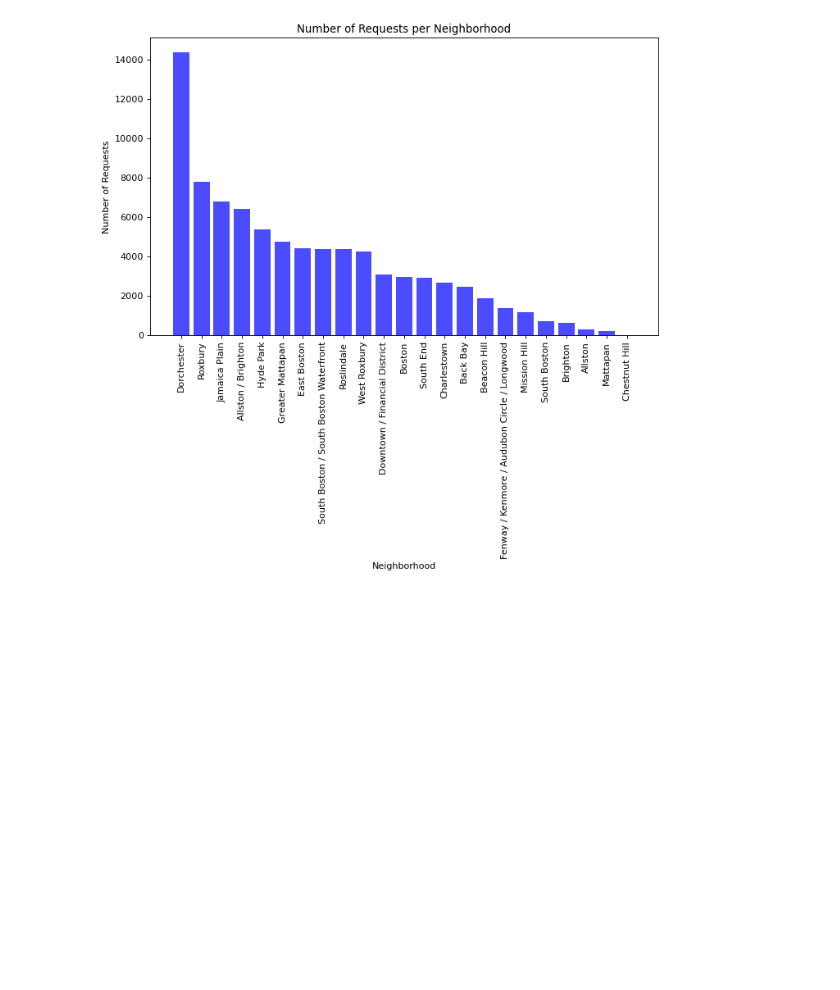
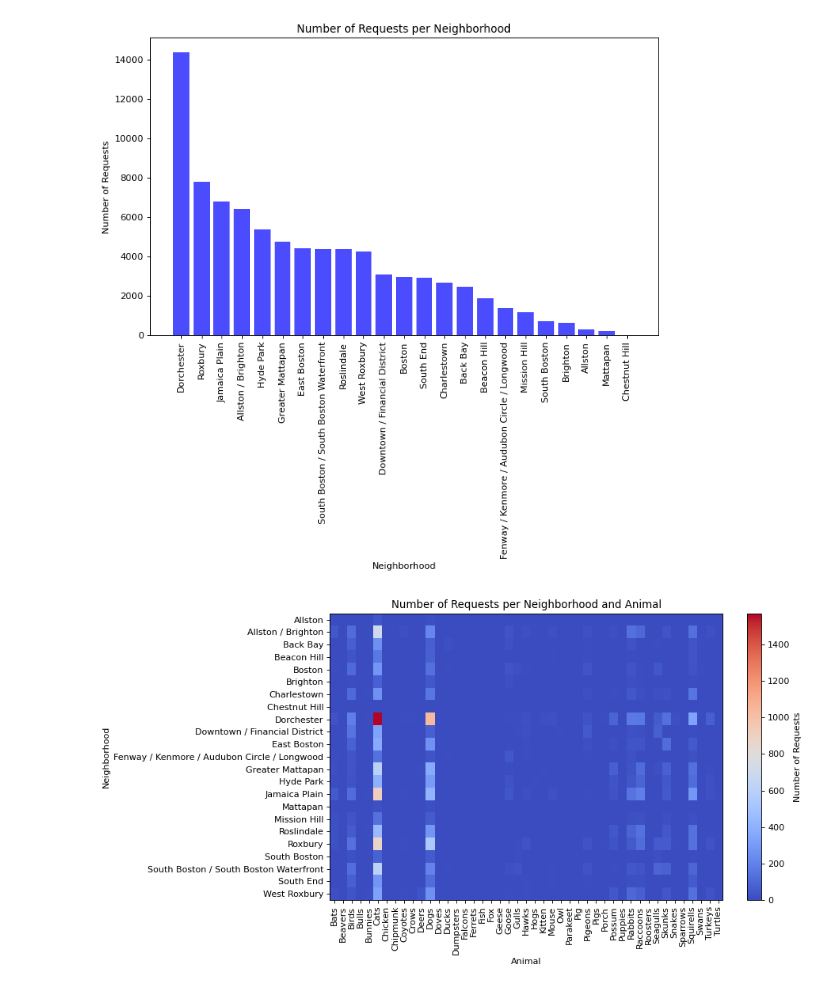
Before and after one commit to BU-Spark/ds-boston-311-animal-reports, a Jupyter notebook: sp24-team-d/all_years_EDA.ipynb, the cells around one changed output. Cells and saved outputs as stored; diff of their text form; code cells hidden in the pictures; blank space fills up the shorter version.

```diff
--- a/sp24-team-d/all_years_EDA.ipynb
+++ b/sp24-team-d/all_years_EDA.ipynb
@@ -259,3 +257,17 @@ None 4
 Respond 4
 prior 4
 stuck 4
+# %%
+# for every key in sorted_animal_counts, ask the user to add key and value to a new dict or not. Ask until the user types either "y" or "n"
+animal_mapping = {}
+other = {}
+for animal, number in sorted_animal_counts.items():
+    print(f'{animal}: {number}')
+    response = input(f'Add "{animal}" to animal_mapping? (y/n): ')
+    while response.lower() not in ['y', 'n']:
+        print('Invalid response. Please enter "y" or "n".')
+        response = input(f'Add "{animal}" to animal_mapping? (y/n): ')
+    if response.lower() == 'y':
+        animal_mapping[animal] = number
+    else:
+        other[animal] = number
@@ -405,6 +678,21 @@ plt.xticks(rotation=90)
 plt.show()
 # %% [output]
 [figure]
+# %%
+# heatmap of the number of requests per neighborhood and animal
+requests_per_neighborhood_animal = df_neighborhood.groupby(['neighborhood', 'animal']).size().unstack(fill_value=0)
+
+plt.figure(figsize=(10, 6), dpi=80)
+plt.imshow(requests_per_neighborhood_animal, aspect='auto', cmap='coolwarm')
+plt.xlabel('Animal')
+plt.ylabel('Neighborhood')
+plt.title('Number of Requests per Neighborhood and Animal')
+plt.xticks(range(len(requests_per_neighborhood_animal.columns)), requests_per_neighborhood_animal.columns, rotation=90)
+plt.yticks(range(len(requests_per_neighborhood_animal.index)), requests_per_neighborhood_animal.index)
+plt.colorbar(label='Number of Requests')
+plt.show()
+# %% [output]
+[figure, added]
 # %%
 import folium
 # %%
```
Also changed, not shown: parts of 15 cells of this notebook.
